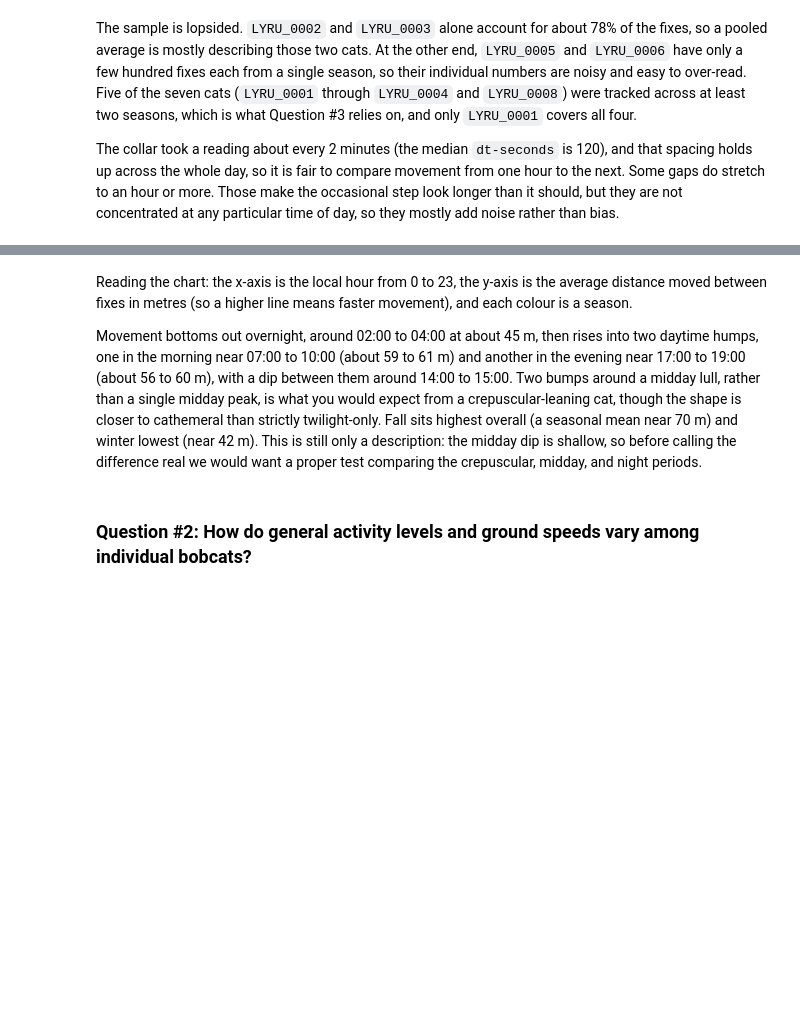
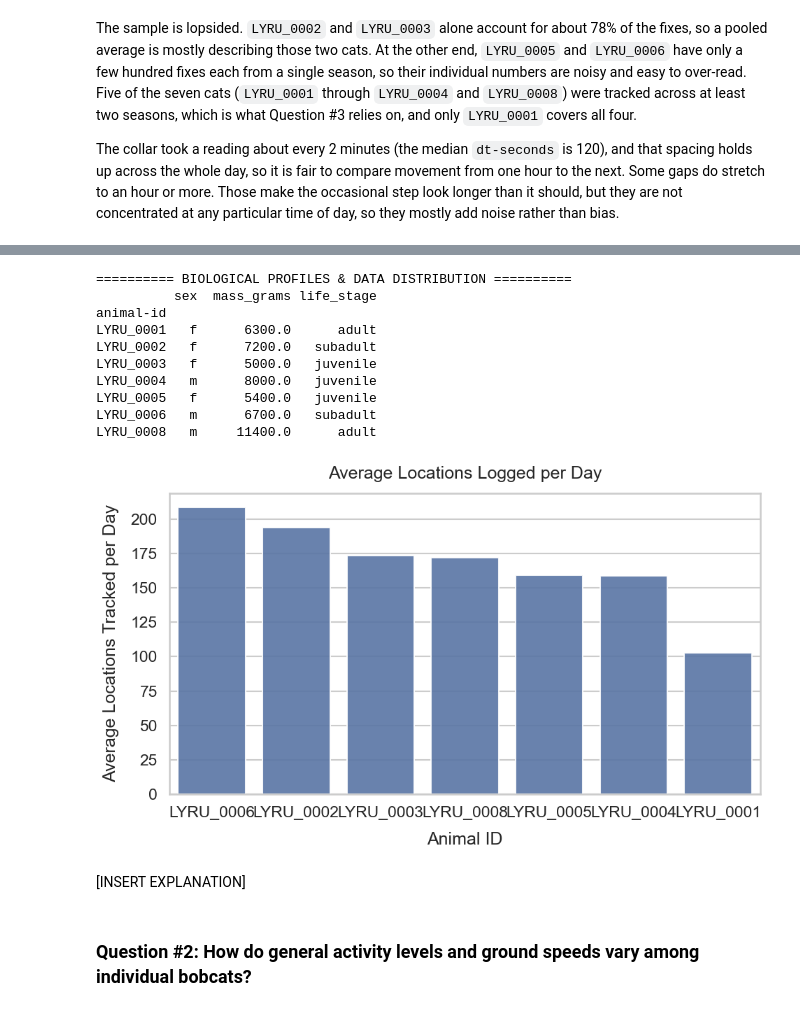
Before and after one commit to zrygan/animove, a Jupyter notebook: notebooks/data_processing.ipynb, the cells around one changed output, grey strips where cells are left out. Saved outputs shown, nothing was run; the diff lists cells and outputs as text; code cells hidden in the pictures; blank space fills up the shorter version.

```diff
--- a/notebooks/data_processing.ipynb
+++ b/notebooks/data_processing.ipynb
@@ -672,7 +579,61 @@ Passing `palette` without assigning `hue` is deprecated and will be removed in v
+# %%
+# Let's create a biological profile table for each bobcat
+bio_prof = EDA_DF.groupby('animal-id').agg(
+    sex=('animal-sex', 'first'),
+    mass_grams=('animal-mass', 'first'),
+    life_stage=('animal-life-stage', 'first')
+)
+
+print("========== BIOLOGICAL PROFILES & DATA DISTRIBUTION ==========")
+print(bio_prof)
+
+# Then let's aggregate the data to get a normalized metric of locations per day in order to compare cats with different tracking durations fairly.
+profile_summary = EDA_DF.groupby('animal-id').agg(
+    total_locations=('location-lat', 'count'),
+    first_ping=('timestamp-local', 'min'),
+    last_ping=('timestamp-local', 'max')
+).reset_index()
+
+# Calculate tracking duration in days for each animal
+profile_summary['tracking_duration_days'] = (
+    profile_summary['last_ping'] - profile_summary['first_ping']
+).dt.total_seconds() / (24 * 3600)
+
+# Normalize: Calculate the average number of locations per day
+profile_summary['locs_per_day'] = profile_summary['total_locations'] / profile_summary['tracking_duration_days']
+
+# Sort bars in descending order
+profile_summary = profile_summary.sort_values(by='locs_per_day', ascending=False).reset_index(drop=True)
+
+# Display the chart
+fig, ax = plt.subplots(figsize=(10, 6))
+
+sns.barplot(
+    data=profile_summary,
+    x='animal-id',
+    y='locs_per_day',
+    ax=ax,
+    alpha=0.9
+)
+
+ax.set_title("Average Locations Logged per Day", pad=15)
+ax.set_xlabel("Animal ID", labelpad=12)
+ax.set_ylabel("Average Locations Tracked per Day", labelpad=12)
+plt.tight_layout()
+# %% [output]
+========== BIOLOGICAL PROFILES & DATA DISTRIBUTION ==========
+          sex  mass_grams life_stage
+animal-id
+LYRU_0001   f      6300.0      adult
+LYRU_0002   f      7200.0   subadult
+LYRU_0003   f      5000.0   juvenile
+LYRU_0004   m      8000.0   juvenile
+LYRU_0005   f      5400.0   juvenile
+LYRU_0006   m      6700.0   subadult
+LYRU_0008   m     11400.0      adult
+[figure, added]
 # %% [markdown]
-Reading the chart: the x-axis is the local hour from 0 to 23, the y-axis is the average distance moved between fixes in metres (so a higher line means faster movement), and each colour is a season.
-
-Movement bottoms out overnight, around 02:00 to 04:00 at about 45 m, then rises into two daytime humps, one in the morning near 07:00 to 10:00 (about 59 to 61 m) and another in the evening near 17:00 to 19:00 (about 56 to 60 m), with a dip between them around 14:00 to 15:00. Two bumps around a midday lull, rather than a single midday peak, is what you would expect from a crepuscular-leaning cat, though the shape is closer to cathemeral than strictly twilight-only. Fall sits highest overall (a seasonal mean near 70 m) and winter lowest (near 42 m). This is still only a description: the midday dip is shallow, so before calling the difference real we would want a proper test comparing the crepuscular, midday, and night periods.
+[INSERT EXPLANATION]
 # %% [markdown]
 ### **Question #2: How do general activity levels and ground speeds vary among individual bobcats?**
 # %%
```
Also changed, not shown: parts of 11 cells of this notebook.
